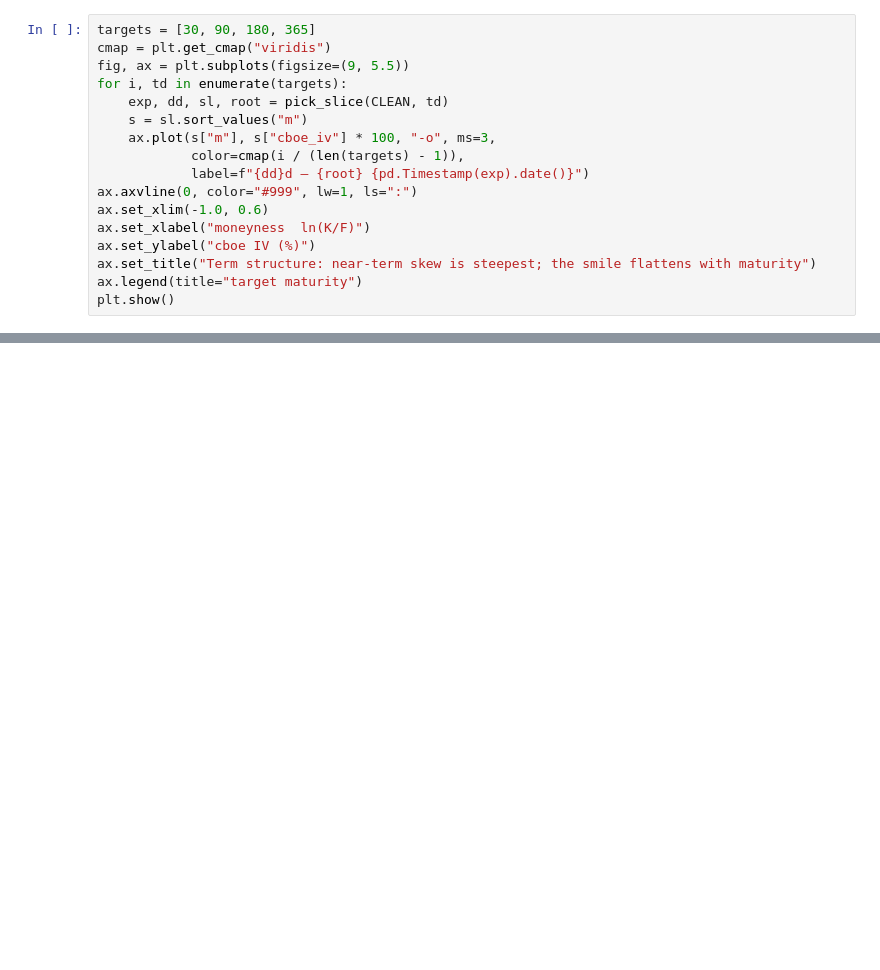
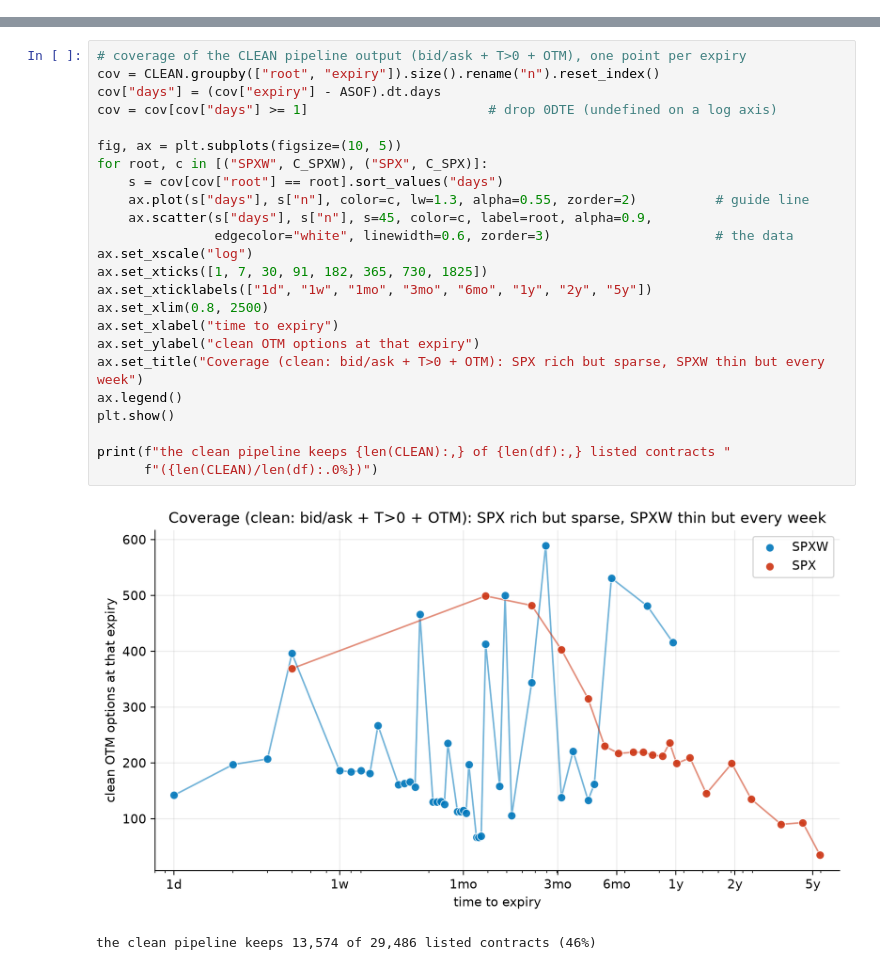
Before and after one commit to bsinek/quant-research, a Jupyter notebook: vol-surface/notebooks/eda.ipynb, the cells around one changed output, grey strips where cells are left out. Drawn from its saved outputs; the diff is of its cells as text; blank space fills up the shorter version.

```diff
--- a/vol-surface/notebooks/eda.ipynb
+++ b/vol-surface/notebooks/eda.ipynb
@@ -281,17 +0,0 @@ grows the smile flattens and lifts. This 2-D fan is one moneyness-slice of the f
-# %%
-targets = [30, 90, 180, 365]
-cmap = plt.get_cmap("viridis")
-fig, ax = plt.subplots(figsize=(9, 5.5))
-for i, td in enumerate(targets):
-    exp, dd, sl, root = pick_slice(CLEAN, td)
-    s = sl.sort_values("m")
-    ax.plot(s["m"], s["cboe_iv"] * 100, "-o", ms=3,
-            color=cmap(i / (len(targets) - 1)),
-            label=f"{dd}d — {root} {pd.Timestamp(exp).date()}")
-ax.axvline(0, color="#999", lw=1, ls=":")
-ax.set_xlim(-1.0, 0.6)
-ax.set_xlabel("moneyness  ln(K/F)")
-ax.set_ylabel("cboe IV (%)")
-ax.set_title("Term structure: near-term skew is steepest; the smile flattens with maturity")
-ax.legend(title="target maturity")
-plt.show()
@@ -316,0 +119,27 @@ Deferred cleaning: the median+MAD spread-outlier filter.
+# %%
+# coverage of the CLEAN pipeline output (bid/ask + T>0 + OTM), one point per expiry
+cov = CLEAN.groupby(["root", "expiry"]).size().rename("n").reset_index()
+cov["days"] = (cov["expiry"] - ASOF).dt.days
+cov = cov[cov["days"] >= 1]                       # drop 0DTE (undefined on a log axis)
+
+fig, ax = plt.subplots(figsize=(10, 5))
+for root, c in [("SPXW", C_SPXW), ("SPX", C_SPX)]:
+    s = cov[cov["root"] == root].sort_values("days")
+    ax.plot(s["days"], s["n"], color=c, lw=1.3, alpha=0.55, zorder=2)          # guide line
+    ax.scatter(s["days"], s["n"], s=45, color=c, label=root, alpha=0.9,
+               edgecolor="white", linewidth=0.6, zorder=3)                     # the data
+ax.set_xscale("log")
+ax.set_xticks([1, 7, 30, 91, 182, 365, 730, 1825])
+ax.set_xticklabels(["1d", "1w", "1mo", "3mo", "6mo", "1y", "2y", "5y"])
+ax.set_xlim(0.8, 2500)
+ax.set_xlabel("time to expiry")
+ax.set_ylabel("clean OTM options at that expiry")
+ax.set_title("Coverage (clean: bid/ask + T>0 + OTM): SPX rich but sparse, SPXW thin but every week")
+ax.legend()
+plt.show()
+
+print(f"the clean pipeline keeps {len(CLEAN):,} of {len(df):,} listed contracts "
+      f"({len(CLEAN)/len(df):.0%})")
+# %% [output]
+[figure, added]
+the clean pipeline keeps 13,574 of 29,486 listed contracts (46%)
```
Also changed, not shown: parts of 35 cells of this notebook, 1 other file.
